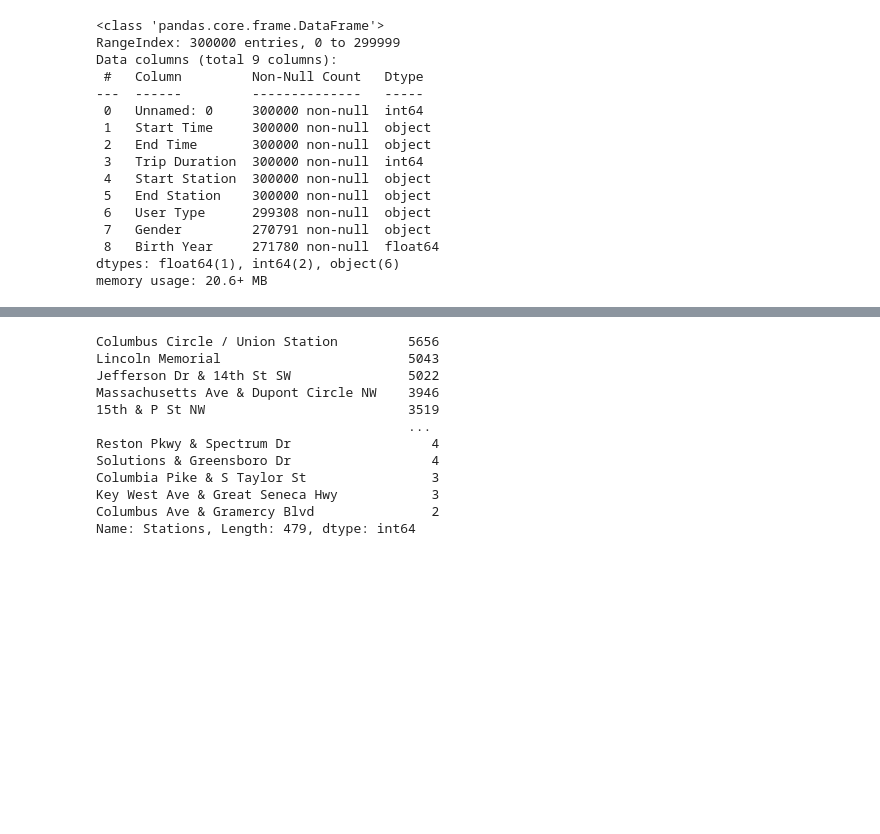
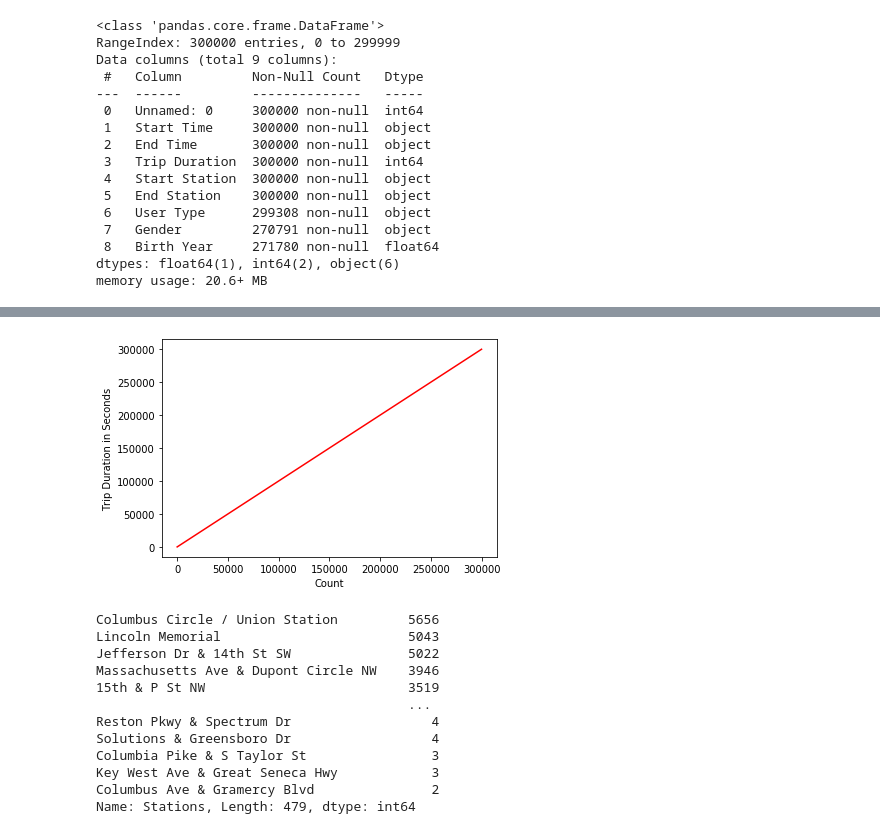
Before and after one commit to Sodiq-123/Analyzing_US_Bikeshare_Data-, a Jupyter notebook: Untitled.ipynb, the cells around one changed output, grey strips where cells are left out. Saved outputs shown, nothing was run; the diff lists cells and outputs as text; code cells hidden in the pictures; blank space fills up the shorter version.

```diff
--- a/Untitled.ipynb
+++ b/Untitled.ipynb
@@ -130,3 +153,5 @@ washington.head()
 | 4 | 1481135 | 2017-06-10 08:36:28 | 2017-06-10 09:02:17 | 1549.427 | Henry Bacon Dr & Lincoln Memorial... | Maine Ave & 7th St SW | Subscriber |
 # %%
 washington['Trip Duration'] = washington['Trip Duration'].astype(int) # convert the Trip Duration column to integer data type
+# %%
+washington['Start Time'] = pd.to_datetime(washington['Start Time'])
@@ -133,2 +175,2 @@ washington['Trip Duration'] = washington['Trip Duration'].astype(int) # convert
 # %%
-washington['Trip Duration'].value_counts()
+td = washington['Trip Duration'].value_counts()
@@ -167,3 +194,12 @@ start.append(end)
+# %%
+x = washington['Start Time'].dt.second
+# %%
+plt.plot(x.index, td.index,color='red')
+plt.xlabel('Count')
+plt.ylabel('Trip Duration in Seconds')
+plt.show()
+# %% [output]
+[figure, added]
 # %%
 start['Stations'].value_counts()
 # %% [output]
```
Also changed, not shown: parts of 13 cells of this notebook.
